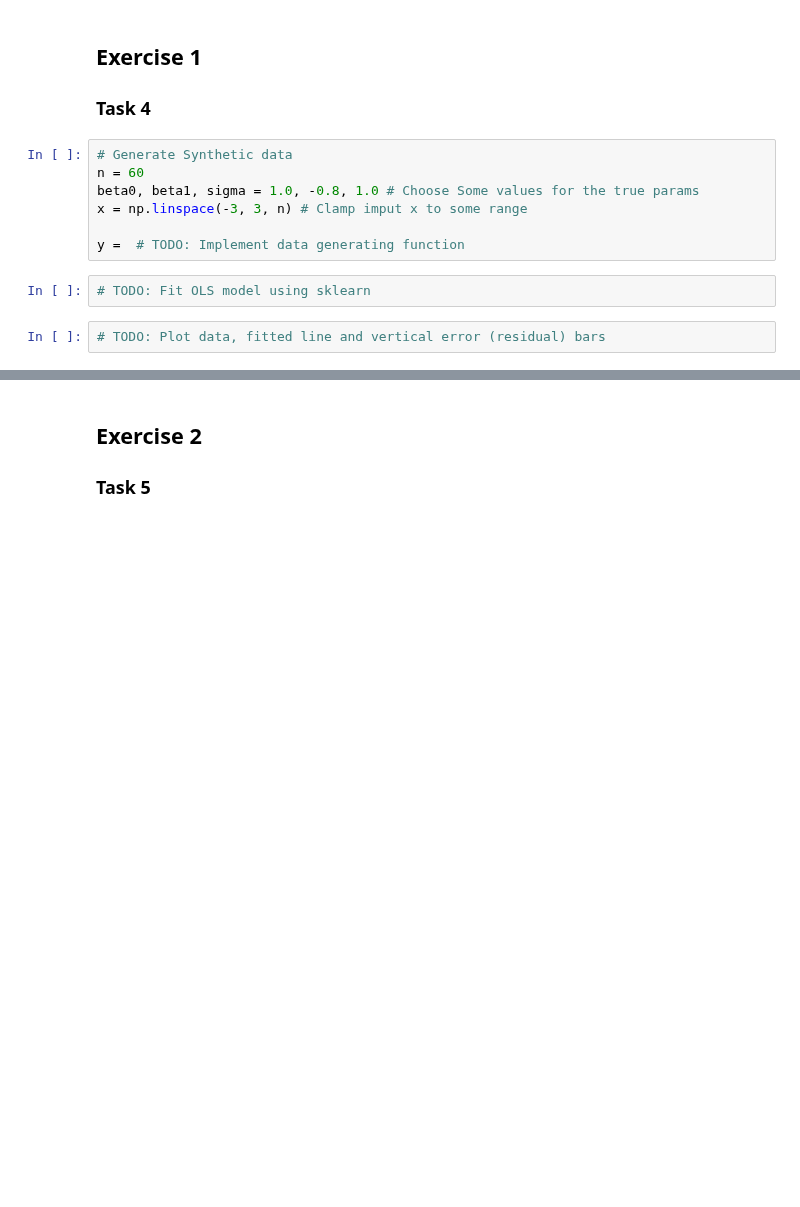
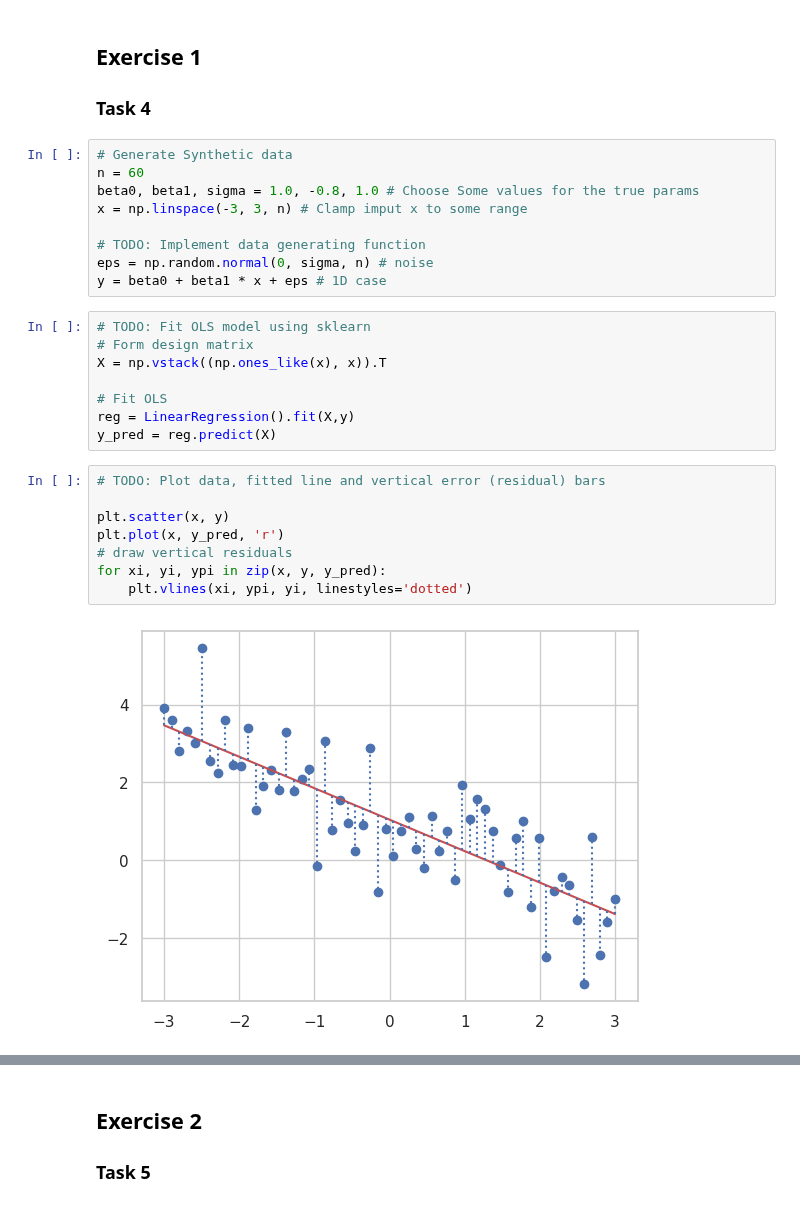
Before and after one commit to emit33/MLE, a Jupyter notebook: sheet08/MLE25_sheet08.ipynb, the cells around one changed output, grey strips where cells are left out. Cells and saved outputs as stored; diff of their text form; blank space fills up the shorter version.

```diff
--- a/sheet08/MLE25_sheet08.ipynb
+++ b/sheet08/MLE25_sheet08.ipynb
@@ -23,10 +23,26 @@ n = 60
 beta0, beta1, sigma = 1.0, -0.8, 1.0 # Choose Some values for the true params
 x = np.linspace(-3, 3, n) # Clamp imput x to some range
 
-y =  # TODO: Implement data generating function
+# TODO: Implement data generating function
+eps = np.random.normal(0, sigma, n) # noise
+y = beta0 + beta1 * x + eps # 1D case
 # %%
 # TODO: Fit OLS model using sklearn
+# Form design matrix
+X = np.vstack((np.ones_like(x), x)).T
+
+# Fit OLS
+reg = LinearRegression().fit(X,y)
+y_pred = reg.predict(X)
 # %%
 # TODO: Plot data, fitted line and vertical error (residual) bars
+
+plt.scatter(x, y)
+plt.plot(x, y_pred, 'r')
+# draw vertical residuals
+for xi, yi, ypi in zip(x, y, y_pred):
+    plt.vlines(xi, ypi, yi, linestyles='dotted')
+# %% [output]
+[figure, added]
 # %%
 # TODO: Do a histogram of the residuals (e.g. sns.histplot)
```
Also changed, not shown: parts of 3 cells of this notebook.
